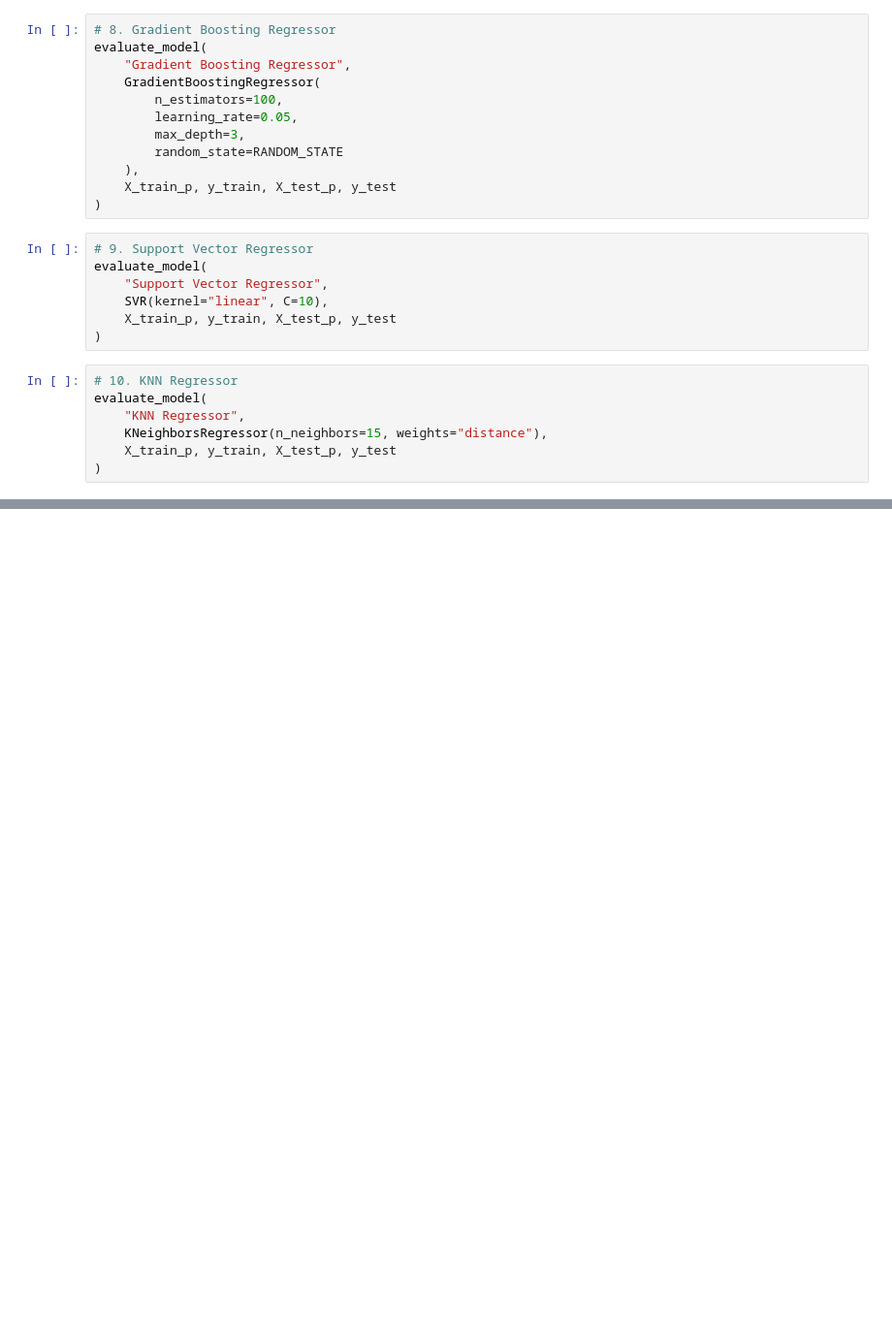
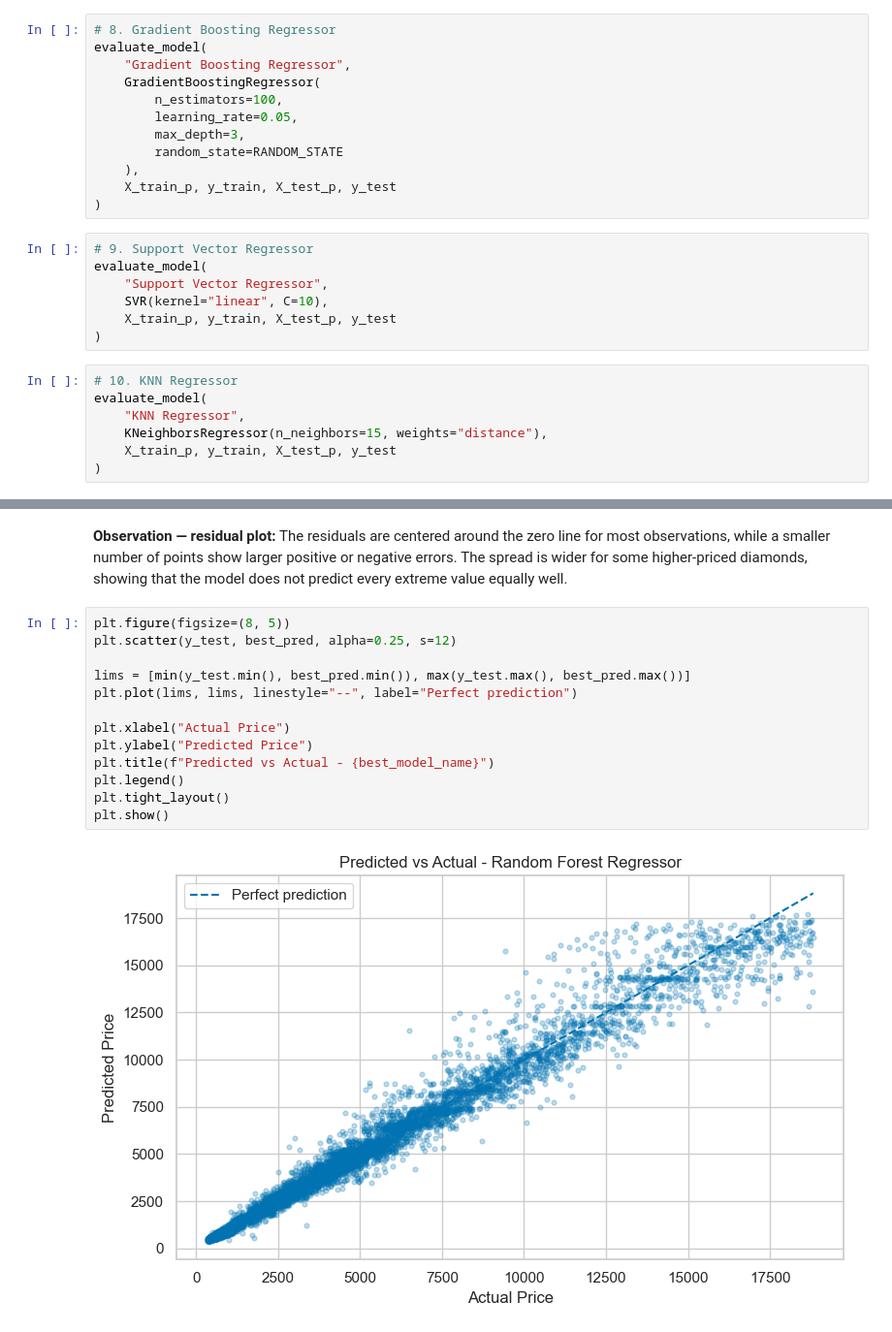
Before and after one commit to AdithyaPrasad-pro/Review1-PREDICTORS, a Jupyter notebook: Regression_diamond.ipynb, the cells around one changed output, grey strips where cells are left out. Shown at 97% size. Drawn from its saved outputs; the diff is of its cells as text; blank space fills up the shorter version.

```diff
--- a/Regression_diamond.ipynb
+++ b/Regression_diamond.ipynb
@@ -537,0 +806,17 @@ evaluate_model(
+# %% [markdown]
+**Observation — residual plot:** The residuals are centered around the zero line for most observations, while a smaller number of points show larger positive or negative errors. The spread is wider for some higher-priced diamonds, showing that the model does not predict every extreme value equally well.
+# %%
+plt.figure(figsize=(8, 5))
+plt.scatter(y_test, best_pred, alpha=0.25, s=12)
+
+lims = [min(y_test.min(), best_pred.min()), max(y_test.max(), best_pred.max())]
+plt.plot(lims, lims, linestyle="--", label="Perfect prediction")
+
+plt.xlabel("Actual Price")
+plt.ylabel("Predicted Price")
+plt.title(f"Predicted vs Actual - {best_model_name}")
+plt.legend()
+plt.tight_layout()
+plt.show()
+# %% [output]
+[figure, added]
```
Also changed, not shown: parts of 19 cells of this notebook.
